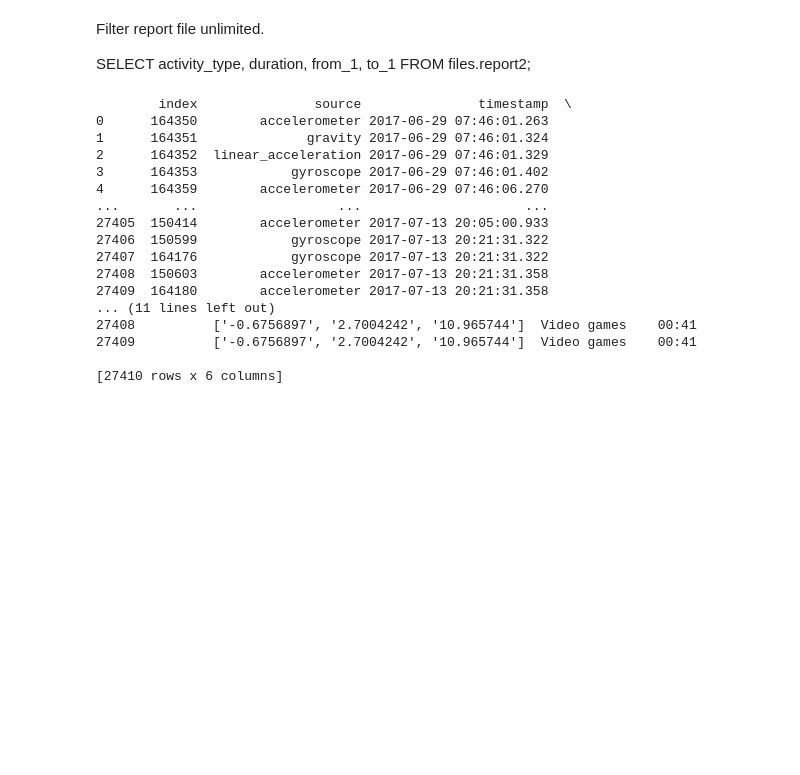
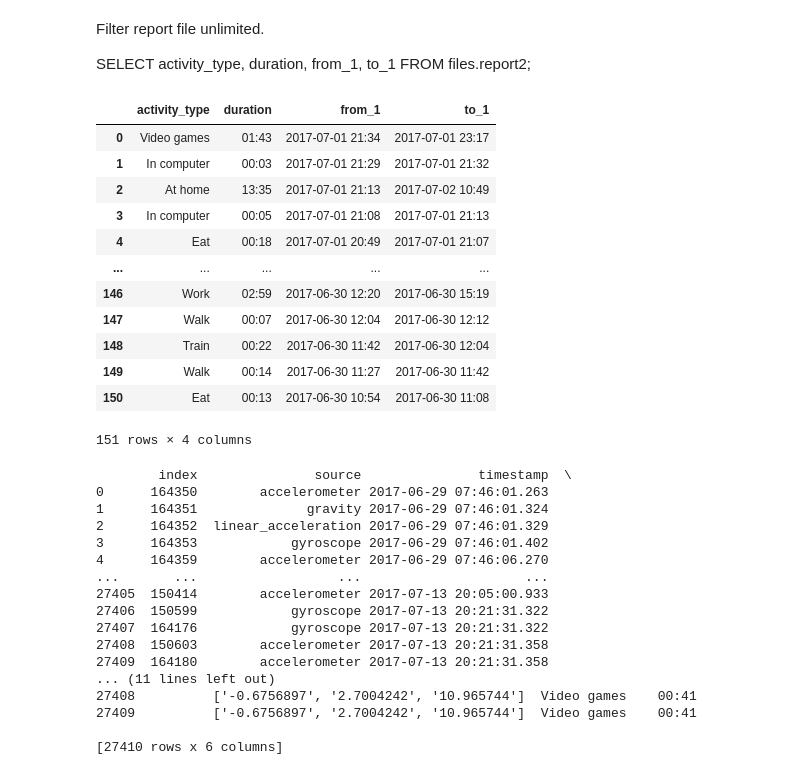
Before and after one commit to twotango/messenger, a Jupyter notebook: Research/Weeks/week_13.ipynb, the cells around one changed output. Drawn from its saved outputs; the diff is of its cells as text; code cells hidden in the pictures; blank space fills up the shorter version.

Commit message:
Model Training

```diff
--- a/Research/Weeks/week_13.ipynb
+++ b/Research/Weeks/week_13.ipynb
@@ -20,6 +20,22 @@ SELECT activity_type, duration, from_1, to_1
 FROM files.report2;
 # %%
 activity_type_full = pd.read_csv('/Users/emilkoch/Desktop/2Tango/Data Files/Dataset_2_glasses/report_full_activity_type.csv')
+# %%
+activity_type_full
+# %% [output]
+|  | activity_type | duration | from_1 | to_1 |
+| 0 | Video games | 01:43 | 2017-07-01 21:34 | 2017-07-01 23:17 |
+| 1 | In computer | 00:03 | 2017-07-01 21:29 | 2017-07-01 21:32 |
+| 2 | At home | 13:35 | 2017-07-01 21:13 | 2017-07-02 10:49 |
+| 3 | In computer | 00:05 | 2017-07-01 21:08 | 2017-07-01 21:13 |
+| 4 | Eat | 00:18 | 2017-07-01 20:49 | 2017-07-01 21:07 |
+| ... | ... | ... | ... | ... |
+| 146 | Work | 02:59 | 2017-06-30 12:20 | 2017-06-30 15:19 |
+| 147 | Walk | 00:07 | 2017-06-30 12:04 | 2017-06-30 12:12 |
+| 148 | Train | 00:22 | 2017-06-30 11:42 | 2017-06-30 12:04 |
+| 149 | Walk | 00:14 | 2017-06-30 11:27 | 2017-06-30 11:42 |
+| 150 | Eat | 00:13 | 2017-06-30 10:54 | 2017-06-30 11:08 |
+151 rows × 4 columns
 # %%
 # Convert timestamp columns to datetime objects
 activity_type_full['from_1'] = pd.to_datetime(activity_type_full['from_1'])
```
Also changed, not shown: parts of 10 cells of this notebook, 3 other files.
